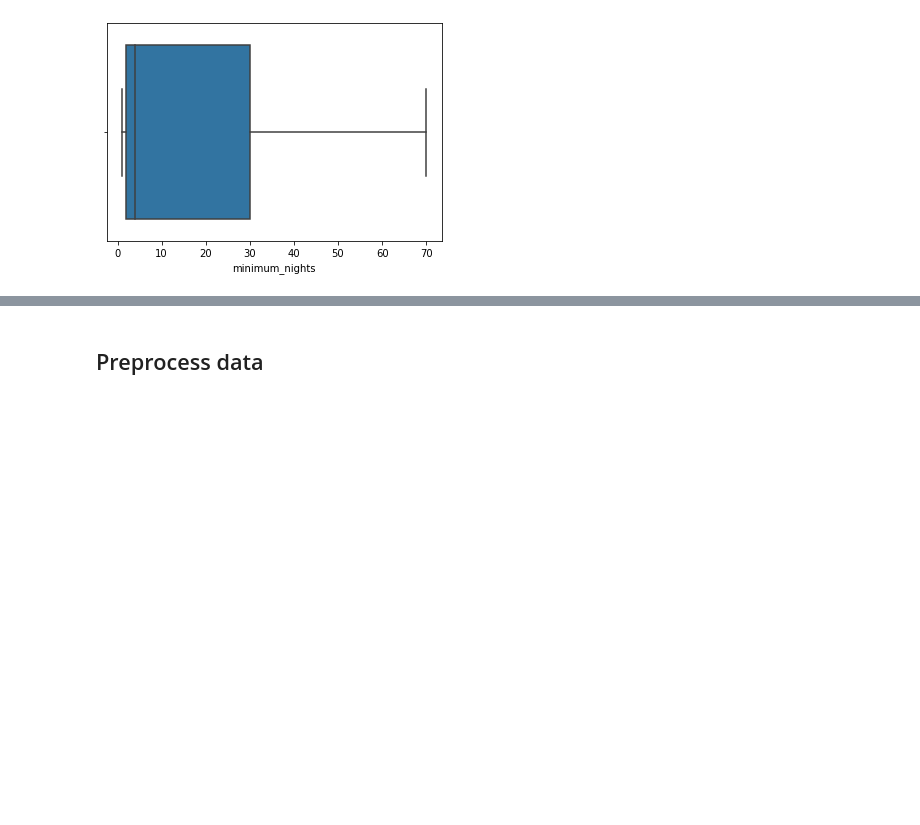
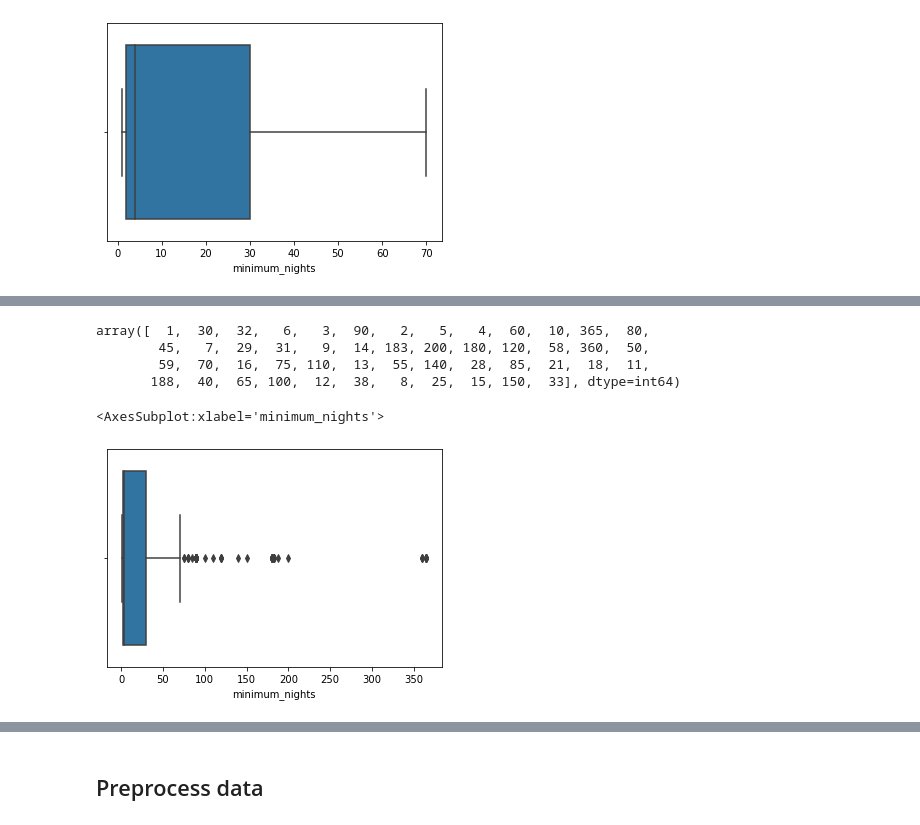
Before and after one commit to luiveldel/DataScientistCertificate--HousePricing, a Jupyter notebook: House Price Prediction Linear Regression.ipynb, the cells around one changed output, grey strips where cells are left out. Saved outputs shown, nothing was run; the diff lists cells and outputs as text; code cells hidden in the pictures; blank space fills up the shorter version.

```diff
--- a/House Price Prediction Linear Regression.ipynb
+++ b/House Price Prediction Linear Regression.ipynb
@@ -240,0 +292,12 @@ sns.boxplot(data=filtered_df[filtered_df['price']<3000])
+# %%
+no_outliers_df["minimum_nights"].unique()
+# %% [output]
+array([  1,  30,  32,   6,   3,  90,   2,   5,   4,  60,  10, 365,  80,
+        45,   7,  29,  31,   9,  14, 183, 200, 180, 120,  58, 360,  50,
+        59,  70,  16,  75, 110,  13,  55, 140,  28,  85,  21,  18,  11,
+       188,  40,  65, 100,  12,  38,   8,  25,  15, 150,  33], dtype=int64)
+# %%
+sns.boxplot(no_outliers_df["minimum_nights"])
+# %% [output]
+<AxesSubplot:xlabel='minimum_nights'>
+[figure, added]
```
Also changed, not shown: parts of 37 cells of this notebook.
